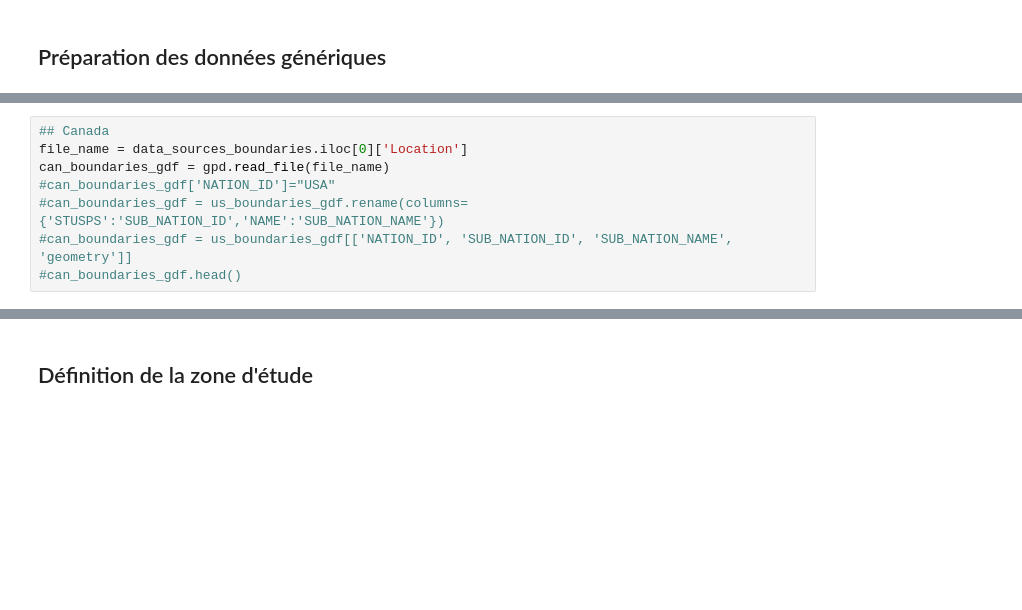
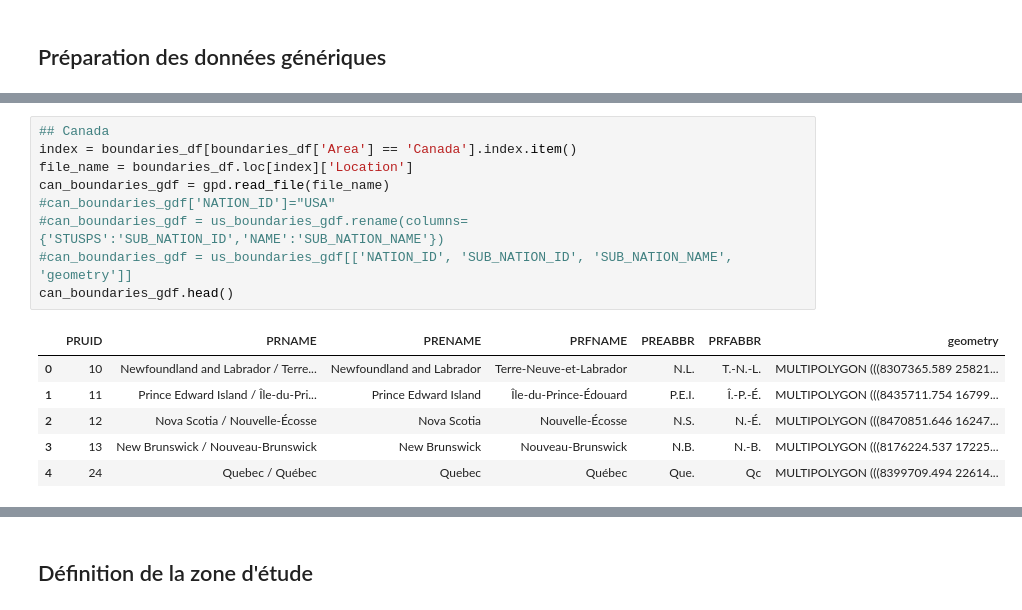
Before and after one commit to BastienBoucherat/geo6149, a Jupyter notebook: geo6149_projet_bastien.ipynb, the cells around one changed output, grey strips where cells are left out. Saved outputs shown, nothing was run; the diff lists cells and outputs as text; blank space fills up the shorter version.

```diff
--- a/geo6149_projet_bastien.ipynb
+++ b/geo6149_projet_bastien.ipynb
@@ -183,8 +190,16 @@ TypeError: ignored
 # %%
 ## Canada
-file_name = data_sources_boundaries.iloc[0]['Location']
+index = boundaries_df[boundaries_df['Area'] == 'Canada'].index.item()
+file_name = boundaries_df.loc[index]['Location']
 can_boundaries_gdf = gpd.read_file(file_name)
 #can_boundaries_gdf['NATION_ID']="USA"
 #can_boundaries_gdf = us_boundaries_gdf.rename(columns={'STUSPS':'SUB_NATION_ID','NAME':'SUB_NATION_NAME'})
 #can_boundaries_gdf = us_boundaries_gdf[['NATION_ID', 'SUB_NATION_ID', 'SUB_NATION_NAME', 'geometry']]
-#can_boundaries_gdf.head()
+can_boundaries_gdf.head()
+# %% [output]
+|  | PRUID | PRNAME | PRENAME | PRFNAME | PREABBR | PRFABBR | geometry |
+| 0 | 10 | Newfoundland and Labrador / Terre... | Newfoundland and Labrador | Terre-Neuve-et-Labrador | N.L. | T.-N.-L. | MULTIPOLYGON (((8307365.589 25821... |
+| 1 | 11 | Prince Edward Island / Île-du-Pri... | Prince Edward Island | Île-du-Prince-Édouard | P.E.I. | Î.-P.-É. | MULTIPOLYGON (((8435711.754 16799... |
+| 2 | 12 | Nova Scotia / Nouvelle-Écosse | Nova Scotia | Nouvelle-Écosse | N.S. | N.-É. | MULTIPOLYGON (((8470851.646 16247... |
+| 3 | 13 | New Brunswick / Nouveau-Brunswick | New Brunswick | Nouveau-Brunswick | N.B. | N.-B. | MULTIPOLYGON (((8176224.537 17225... |
+| 4 | 24 | Quebec / Québec | Quebec | Québec | Que. | Qc | MULTIPOLYGON (((8399709.494 22614... |
```
Also changed, not shown: parts of 6 cells of this notebook.
